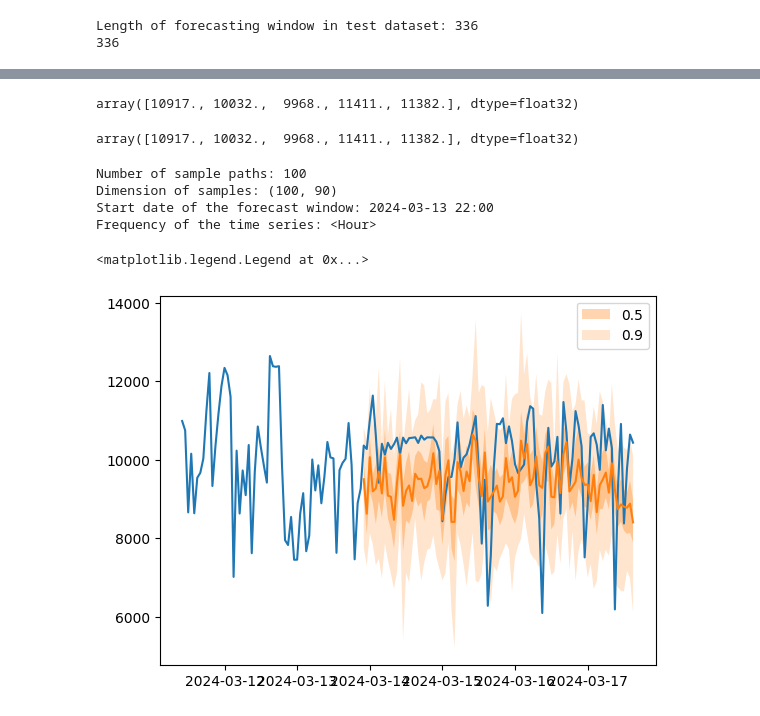
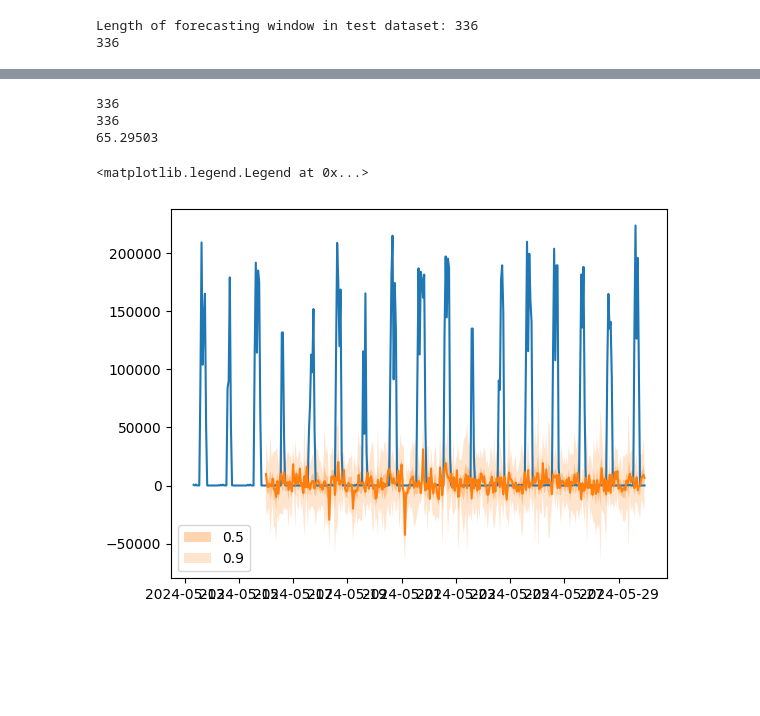
Before and after one commit to sagnik-sudo/Workload-Forecasting-Redset, a Jupyter notebook: PatchTST.ipynb, the cells around one changed output, grey strips where cells are left out. Cells and saved outputs as stored; diff of their text form; code cells hidden in the pictures; blank space fills up the shorter version.

```diff
--- a/PatchTST.ipynb
+++ b/PatchTST.ipynb
@@ -175,2 +169,0 @@ train_ds[0]
-# %%
-predictor = estimator.train([train_ds[0]])
@@ -197,0 +176,6 @@ Epoch 4, global step 250: 'train_loss' reached 7.68770 (best 7.68770), saving mo
+# %%
+# only train on query count
+train_ds = [train_ds[0]]
+test_ds = [test_ds[0]]
+
+train_ds
@@ -199,8 +219,8 @@ Epoch 4, global step 250: 'train_loss' reached 7.68770 (best 7.68770), saving mo
 from gluonts.evaluation import make_evaluation_predictions
 
 forecast_it, ts_it = make_evaluation_predictions(
-    dataset=test_ds,  # test dataset
+    dataset=[test_ds[0]],  # test dataset
     predictor=predictor,  # predictor
-    num_samples=100,  # number of sample paths we want for evaluation
+    num_samples=100,  # number of sample paths for evaluation
 )
 # %%
@@ -285,3 +228,0 @@ forecast_it, ts_it = make_evaluation_predictions(
-# %%
-forecasts = list(forecast_it)
-tss = list(ts_it)
@@ -308,7 +228,0 @@ ts_entry
-# %%
-# first 5 values of the time series (convert from pandas to numpy)
-np.array(ts_entry[:5]).reshape(
-    -1,
-)
-# %% [output]
-array([10917., 10032.,  9968., 11411., 11382.], dtype=float32)
@@ -318,28 +229,24 @@ dataset_test_entry = next(iter(test_ds))
-# %%
-# first 5 values
-dataset_test_entry["target"][:5]
-# %% [output]
-array([10917., 10032.,  9968., 11411., 11382.], dtype=float32)
-# %%
-# first entry of the forecast list
-forecast_entry = forecasts[0]
-
-print(f"Number of sample paths: {forecast_entry.num_samples}")
-print(f"Dimension of samples: {forecast_entry.samples.shape}")
-print(f"Start date of the forecast window: {forecast_entry.start_date}")
-print(f"Frequency of the time series: {forecast_entry.freq}")
-
-# print(f"Mean of the future window:\n {forecast_entry.mean}")
-# print(f"0.5-quantile (median) of the future window:\n {forecast_entry.quantile(0.5)}")
-# %% [output]
-Number of sample paths: 100
-Dimension of samples: (100, 90)
-Start date of the forecast window: 2024-03-13 22:00
-Frequency of the time series: <Hour>
+# %%
+
+estimated = forecasts[0].mean
+true = tss[0][-336:].to_numpy().flatten()
+# calculate q error
+
+print(len(tss[0][-336:]))
+print(len(estimated))
+
+np.maximum(estimated, 1)
+np.maximum(true, 1)
+q_error = np.maximum(np.maximum(estimated,1) / np.maximum(true,1), np.maximum(true,1) / np.maximum(estimated,1))
+print(np.median(np.sort(q_error)))
+# %% [output]
+336
+336
+65.29503
 # %%
-plt.plot(ts_entry[-150:].to_timestamp())
-forecast_entry.plot(show_label=True)
+plt.plot(tss[0][-400:].to_timestamp())
+forecasts[0].plot(show_label=True)
 plt.legend()
 # %% [output]
 <matplotlib.legend.Legend at 0x...>
-[figure, old version]
+[figure, new version]
```
Also changed, not shown: parts of 30 cells of this notebook, 1 other file.
